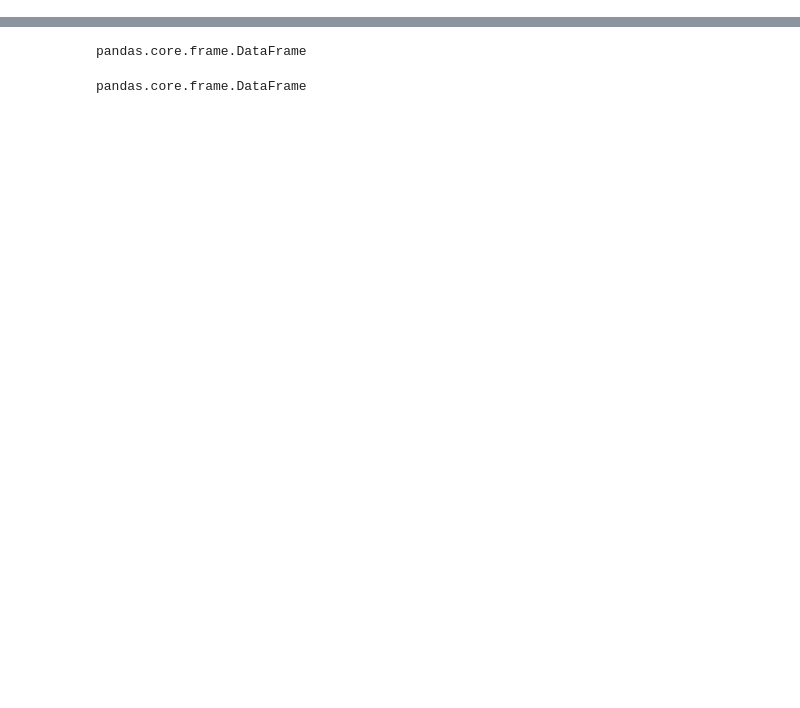
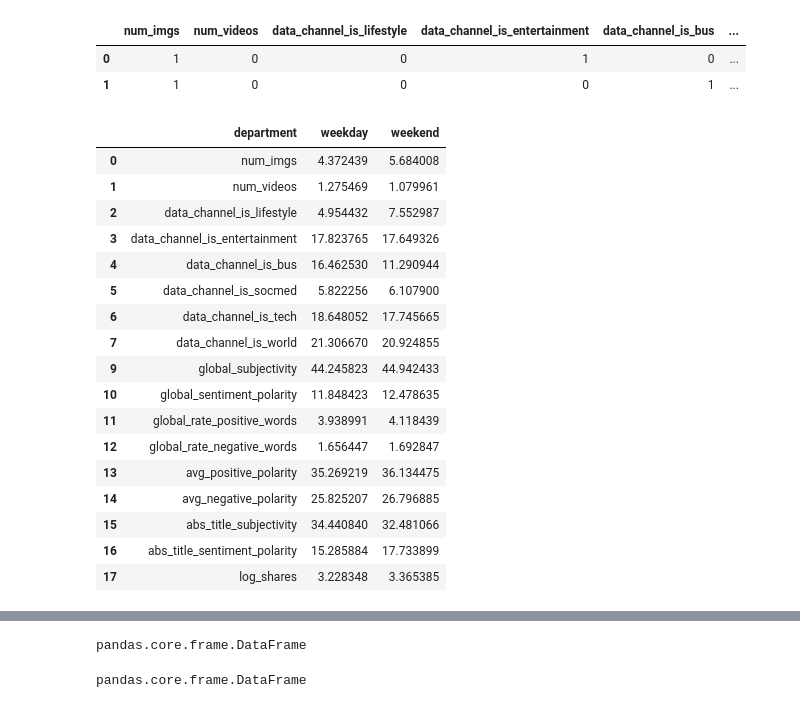
Before and after one commit to gokulramanaa/Online_news_popularity, a Jupyter notebook: Data Mining_New Project.ipynb, the cells around one changed output, grey strips where cells are left out. Drawn from its saved outputs; the diff is of its cells as text; code cells hidden in the pictures; blank space fills up the shorter version.

```diff
--- a/Data Mining_New Project.ipynb
+++ b/Data Mining_New Project.ipynb
@@ -110,5 +233,9 @@ data_pop.describe()
 # %%
-data_pop
+data_pop.head(2)
+# %% [output]
+|  | num_imgs | num_videos | data_channel_is_lifestyle | data_channel_is_entertainment | data_channel_is_bus | ... |
+| 0 | 1 | 0 | 0 | 1 | 0 | ... |
+| 1 | 1 | 0 | 0 | 0 | 1 | ... |
 # %%
 data_weekend = data_pop[data_pop['is_weekend']==1].copy()
 data_weekday = data_pop[data_pop['is_weekend']==0].copy()
@@ -126,0 +266,42 @@ department = ['num_imgs', 'num_videos', 'data_channel_is_lifestyle',
+# %%
+#updated the decimal values into percentage as part of normalization for graph view
+
+summary_df.loc[summary_df['department']== 'data_channel_is_lifestyle',['weekday','weekend']] =  summary_df.loc[summary_df['department']== 'data_channel_is_lifestyle',['weekday','weekend']]*100
+summary_df.loc[summary_df['department']== 'data_channel_is_entertainment',['weekday','weekend']] =  summary_df.loc[summary_df['department']== 'data_channel_is_entertainment',['weekday','weekend']]*100
+summary_df.loc[summary_df['department']== 'data_channel_is_bus',['weekday','weekend']] =  summary_df.loc[summary_df['department']== 'data_channel_is_bus',['weekday','weekend']]*100
+summary_df.loc[summary_df['department']== 'data_channel_is_socmed',['weekday','weekend']] =  summary_df.loc[summary_df['department']== 'data_channel_is_socmed',['weekday','weekend']]*100
+summary_df.loc[summary_df['department']== 'data_channel_is_tech',['weekday','weekend']] =  summary_df.loc[summary_df['department']== 'data_channel_is_tech',['weekday','weekend']]*100
+summary_df.loc[summary_df['department']== 'data_channel_is_world',['weekday','weekend']] =  summary_df.loc[summary_df['department']== 'data_channel_is_world',['weekday','weekend']]*100
+summary_df.loc[summary_df['department']== 'global_subjectivity',['weekday','weekend']] =  summary_df.loc[summary_df['department']== 'global_subjectivity',['weekday','weekend']]*100
+summary_df.loc[summary_df['department']== 'global_sentiment_polarity',['weekday','weekend']] =  summary_df.loc[summary_df['department']== 'global_sentiment_polarity',['weekday','weekend']]*100
+summary_df.loc[summary_df['department']== 'global_rate_positive_words',['weekday','weekend']] =  summary_df.loc[summary_df['department']== 'global_rate_positive_words',['weekday','weekend']]*100
+summary_df.loc[summary_df['department']== 'global_rate_negative_words',['weekday','weekend']] =  summary_df.loc[summary_df['department']== 'global_rate_negative_words',['weekday','weekend']]*100
+summary_df.loc[summary_df['department']== 'avg_positive_polarity',['weekday','weekend']] =  summary_df.loc[summary_df['department']== 'avg_positive_polarity',['weekday','weekend']]*100
+summary_df.loc[summary_df['department']== 'avg_negative_polarity',['weekday','weekend']] =  summary_df.loc[summary_df['department']== 'avg_negative_polarity',['weekday','weekend']]*(-100)
+summary_df.loc[summary_df['department']== 'abs_title_subjectivity',['weekday','weekend']] =  summary_df.loc[summary_df['department']== 'abs_title_subjectivity',['weekday','weekend']]*100
+summary_df.loc[summary_df['department']== 'abs_title_sentiment_polarity',['weekday','weekend']] =  summary_df.loc[summary_df['department']== 'abs_title_sentiment_polarity',['weekday','weekend']]*100
+#summary_df.loc[summary_df['department']== 'log_shares',['weekday','weekend']] =  summary_df.loc[summary_df['department']== 'log_shares',['weekday','weekend']]*100
+# %%
+#summary_df.drop(['is_weekend'],axis =0)
+summary_df = summary_df.drop(8)
+#summary_df.to_excel('./output.xlsx')
+summary_df
+# %% [output]
+|  | department | weekday | weekend |
+| 0 | num_imgs | 4.372439 | 5.684008 |
+| 1 | num_videos | 1.275469 | 1.079961 |
+| 2 | data_channel_is_lifestyle | 4.954432 | 7.552987 |
+| 3 | data_channel_is_entertainment | 17.823765 | 17.649326 |
+| 4 | data_channel_is_bus | 16.462530 | 11.290944 |
+| 5 | data_channel_is_socmed | 5.822256 | 6.107900 |
+| 6 | data_channel_is_tech | 18.648052 | 17.745665 |
+| 7 | data_channel_is_world | 21.306670 | 20.924855 |
+| 9 | global_subjectivity | 44.245823 | 44.942433 |
+| 10 | global_sentiment_polarity | 11.848423 | 12.478635 |
+| 11 | global_rate_positive_words | 3.938991 | 4.118439 |
+| 12 | global_rate_negative_words | 1.656447 | 1.692847 |
+| 13 | avg_positive_polarity | 35.269219 | 36.134475 |
+| 14 | avg_negative_polarity | 25.825207 | 26.796885 |
+| 15 | abs_title_subjectivity | 34.440840 | 32.481066 |
+| 16 | abs_title_sentiment_polarity | 15.285884 | 17.733899 |
+| 17 | log_shares | 3.228348 | 3.365385 |
```
Also changed, not shown: parts of 34 cells of this notebook.
